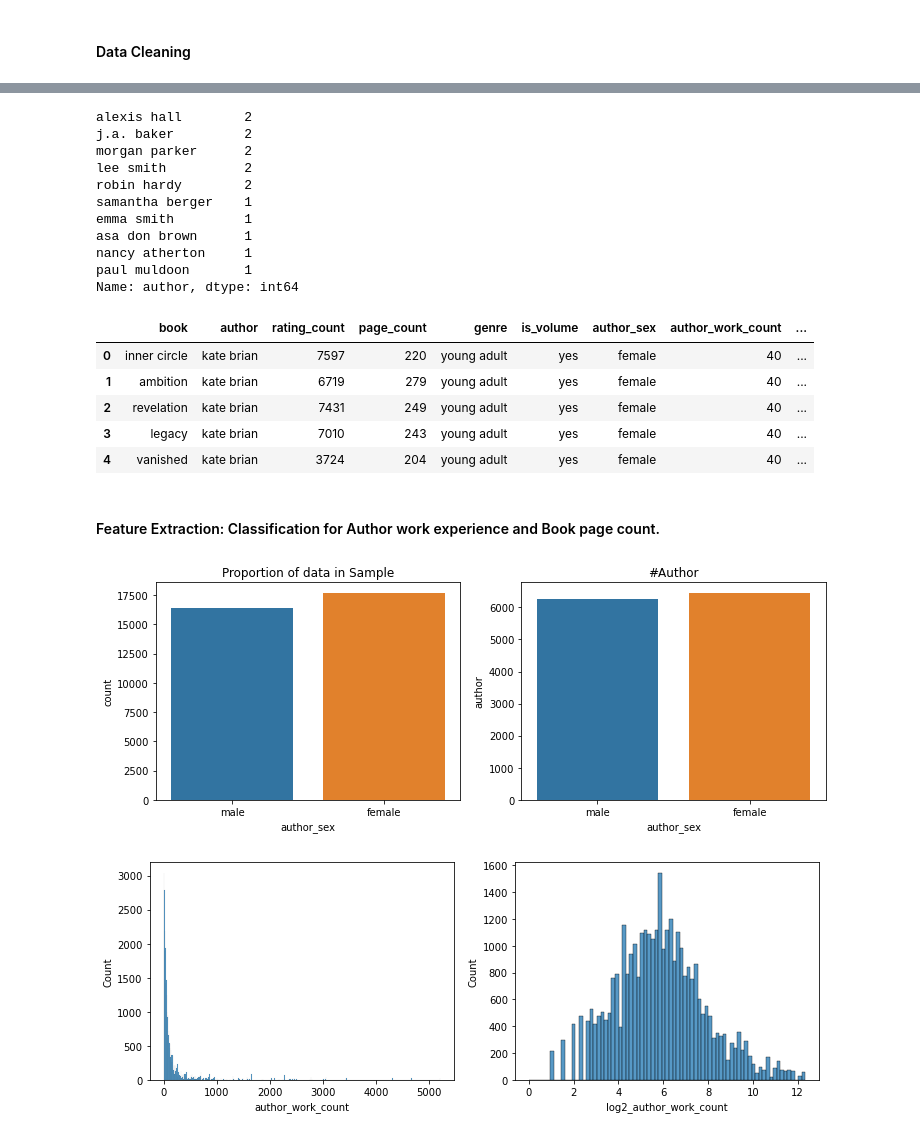
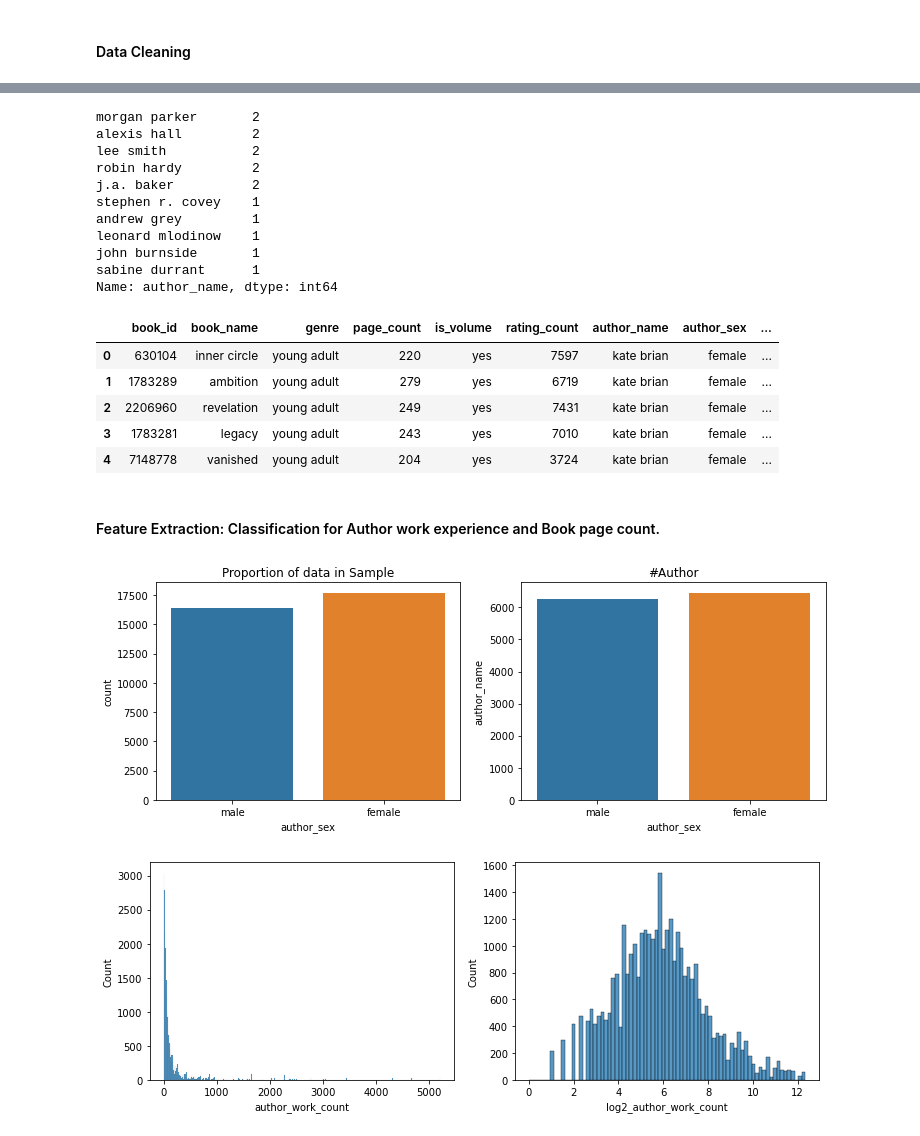
Before and after one commit to ECorpron/Goodreads-Analysis, a Jupyter notebook: 03 Source Codes/03 master_data_processing.ipynb, the cells around one changed output, grey strips where cells are left out. Cells and saved outputs as stored; diff of their text form; code cells hidden in the pictures.

```diff
--- a/03 Source Codes/03 master_data_processing.ipynb
+++ b/03 Source Codes/03 master_data_processing.ipynb
@@ -43,9 +90,6 @@ memory usage: 5.6+ MB
 # %% [markdown]
 #### Type Conversions
 # %%
-cols = ['page_count','author_rating_count','work_count']
-for c in cols:
-    data.loc[data[c].isna(),c] = 0
-    data[c] = data[c].astype(int)
+data['page_count'] = data['page_count'].astype(int)
 # %% [markdown]
 #### Data Cleaning
@@ -52,27 +105,27 @@ for c in cols:
 # %%
 # Fixing duplicate author information
 
-x = data[['author','work_count']].drop_duplicates()
-t = x['author'].value_counts()
+x = data[['author_name','author_work_count']].drop_duplicates()
+t = x['author_name'].value_counts()
 t.head(10)
 # %% [output]
-alexis hall        2
-j.a. baker         2
-morgan parker      2
-lee smith          2
-robin hardy        2
-samantha berger    1
-emma smith         1
-asa don brown      1
-nancy atherton     1
-paul muldoon       1
-Name: author, dtype: int64
+morgan parker       2
+alexis hall         2
+lee smith           2
+robin hardy         2
+j.a. baker          2
+stephen r. covey    1
+andrew grey         1
+leonard mlodinow    1
+john burnside       1
+sabine durrant      1
+Name: author_name, dtype: int64
 # %%
-i1 = data[(data['author'] == 'alexis hall') & (data['sex'] == 'female')].index
-i2 = data[(data['author'] == 'j.a. baker') & (data['sex'] == 'male')].index
-i3 = data[(data['author'] == 'morgan parker') & (data['sex'] == 'male')].index
-i4 = data[(data['author'] == 'lee smith') & (data['sex'] == 'male')].index
-i5 = data[(data['author'] == 'robin hardy') & (data['sex'] == 'female')].index
+i1 = data[(data['author_name'] == 'alexis hall') & (data['author_sex'] == 'female')].index
+i2 = data[(data['author_name'] == 'j.a. baker') & (data['author_sex'] == 'male')].index
+i3 = data[(data['author_name'] == 'morgan parker') & (data['author_sex'] == 'male')].index
+i4 = data[(data['author_name'] == 'lee smith') & (data['author_sex'] == 'male')].index
+i5 = data[(data['author_name'] == 'robin hardy') & (data['author_sex'] == 'female')].index
 
 data.drop(axis = 0, index = i1, inplace = True)
 data.drop(axis = 0, index = i2, inplace = True)
@@ -80,42 +133,24 @@ data.drop(axis = 0, index = i3, inplace = True)
 data.drop(axis = 0, index = i4, inplace = True)
 data.drop(axis = 0, index = i5, inplace = True)
 # %%
-# Dropping columns that are not required
-drop_cols = ['series',
-             'review_count',
-             'average_rating',
-             'five_star_ratings',
-             'four_star_ratings',
-             'three_star_ratings',
-             'two_star_ratings',
-             'one_star_ratings',
-             'author_review_count',
-             'published_year',
-             'author_rating_count']
-data.drop(axis = 1, columns = drop_cols, inplace = True)
-
-data.rename(columns = {'title':'book',
-                       'work_count':'author_work_count',
-                       'sex':'author_sex'}, inplace = True)
-
 # Removing non-book records (audiobooks, collections poetry etc.)
 mask1 = data['page_count'] < 10
 mask2 = data['page_count'] >= 5000
 data.drop(axis = 0, index = data[mask1 | mask2].index, inplace = True)
 
 list_genre = ['audiobook','poetry','plays']
 data.drop(axis = 0, index = data[data['genre'].isin(list_genre)].index, inplace = True)
 
 list_books = ['series','box set','boxed set','volume set','vol.set','volumes','complete collection']
-data.drop(axis = 0, index = data[data['book'].isin(list_books)].index, inplace = True)
+data.drop(axis = 0, index = data[data['book_name'].isin(list_books)].index, inplace = True)
 data.head()
 # %% [output]
-|  | book | author | rating_count | page_count | genre | is_volume | author_sex | author_work_count | ... |
-| 0 | inner circle | kate brian | 7597 | 220 | young adult | yes | female | 40 | ... |
-| 1 | ambition | kate brian | 6719 | 279 | young adult | yes | female | 40 | ... |
-| 2 | revelation | kate brian | 7431 | 249 | young adult | yes | female | 40 | ... |
-| 3 | legacy | kate brian | 7010 | 243 | young adult | yes | female | 40 | ... |
-| 4 | vanished | kate brian | 3724 | 204 | young adult | yes | female | 40 | ... |
+|  | book_id | book_name | genre | page_count | is_volume | rating_count | author_name | author_sex | ... |
+| 0 | 630104 | inner circle | young adult | 220 | yes | 7597 | kate brian | female | ... |
+| 1 | 1783289 | ambition | young adult | 279 | yes | 6719 | kate brian | female | ... |
+| 2 | 2206960 | revelation | young adult | 249 | yes | 7431 | kate brian | female | ... |
+| 3 | 1783281 | legacy | young adult | 243 | yes | 7010 | kate brian | female | ... |
+| 4 | 7148778 | vanished | young adult | 204 | yes | 3724 | kate brian | female | ... |
 # %% [markdown]
 #### Feature Extraction: Classification for Author work experience and Book page count.
 # %%
@@ -126,13 +161,13 @@ fig, ax = plt.subplots(nrows = 1, ncols = 2, figsize = (12,4))
 sns.countplot(data = data, x = 'author_sex', order = ['male','female'], ax = ax[0])
 ax[0].set_title('Proportion of data in Sample')
 
-sex = data[['author','author_sex']].drop_duplicates().groupby(by = 'author_sex').agg({'author':'count'}).reset_index()
-sns.barplot(x = 'author_sex', y = 'author', data = sex, order = ['male','female'], ax = ax[1])
+sex = data[['author_name','author_sex']].drop_duplicates().groupby(by = 'author_sex').agg({'author_name':'count'}).reset_index()
+sns.barplot(x = 'author_sex', y = 'author_name', data = sex, order = ['male','female'], ax = ax[1])
 ax[1].set_title('#Author')
 
 plt.show()
 # %% [output]
-[figure, old version]
+[figure, new version]
 # %%
 # Author Work Experience
 
```
Also changed, not shown: parts of 9 cells of this notebook, 7 other files.
